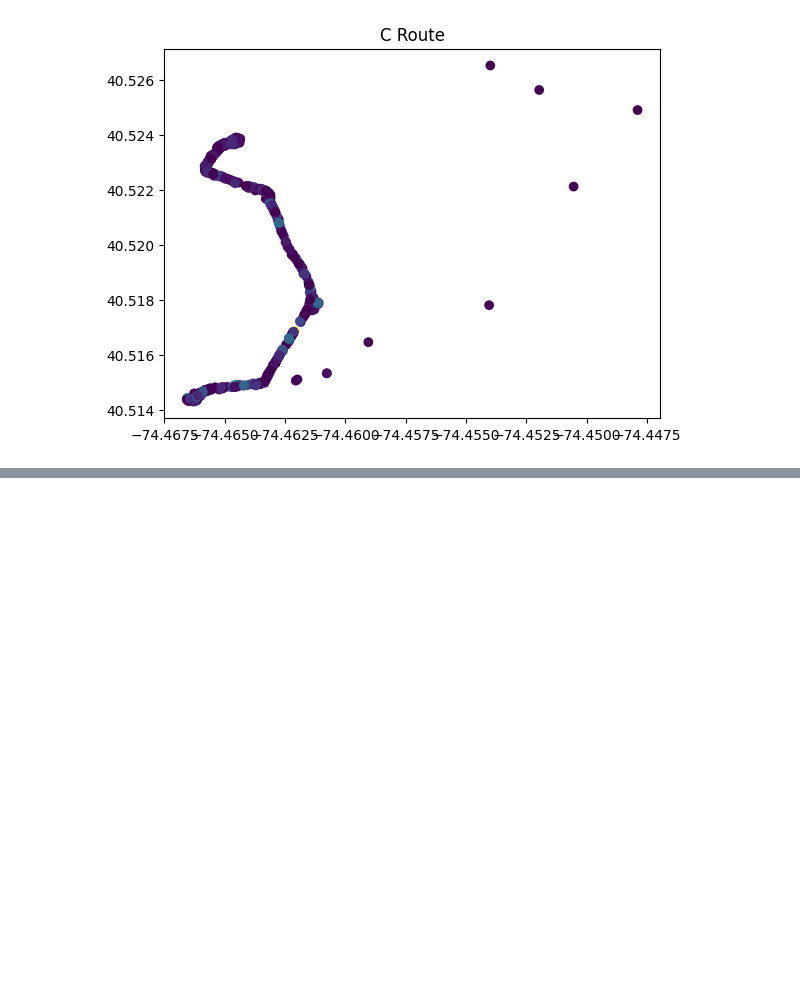
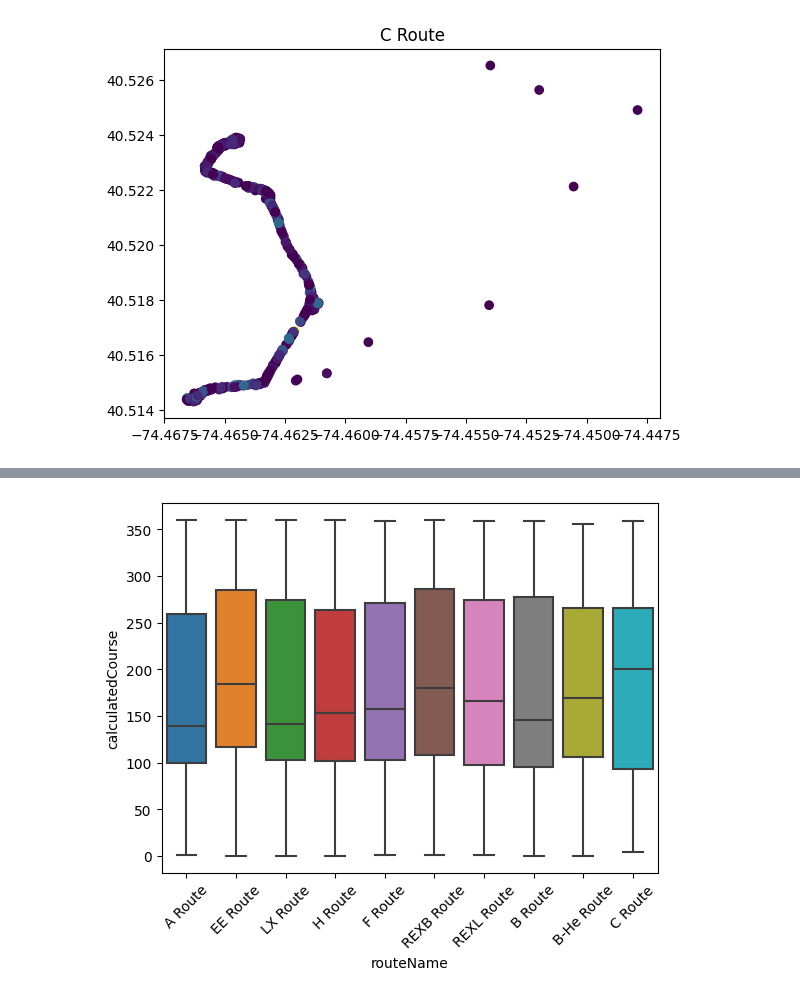
Before and after one commit to AkeBoss-tech/RutgersBusAnalysis, a Jupyter notebook: analyze.ipynb, the cells around one changed output, grey strips where cells are left out. Drawn from its saved outputs; the diff is of its cells as text; code cells hidden in the pictures; blank space fills up the shorter version.

```diff
--- a/analyze.ipynb
+++ b/analyze.ipynb
@@ -171,0 +166,7 @@ Name: more, dtype: float64
+# %%
+# plot the distribution of calc course for each route
+sns.boxplot(x='routeName', y='calculatedCourse', data=data)
+plt.xticks(rotation=45)
+plt.show()
+# %% [output]
+[figure, added]
```
Also changed, not shown: parts of 7 cells of this notebook, 11 other files.
